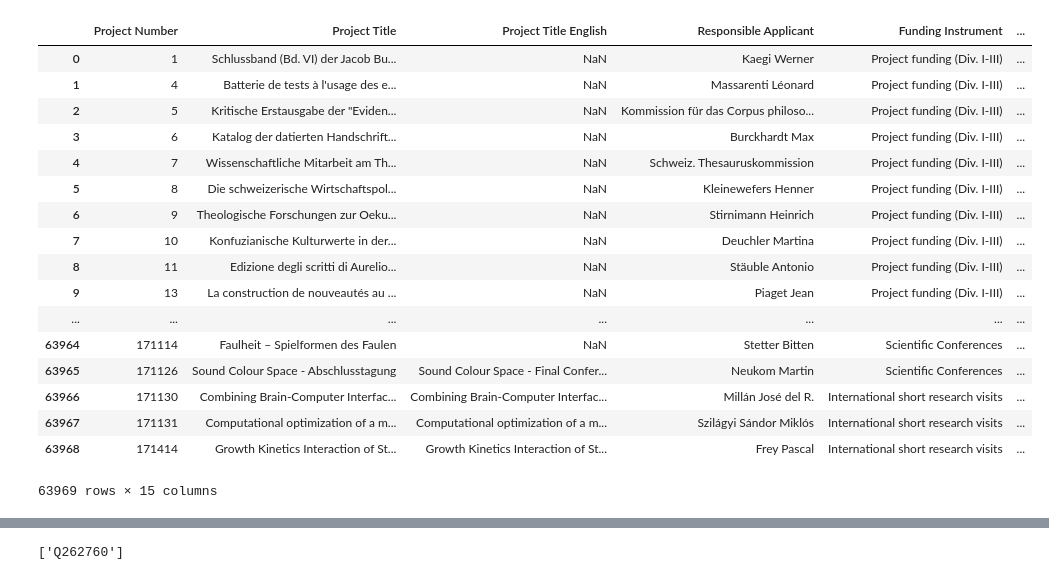
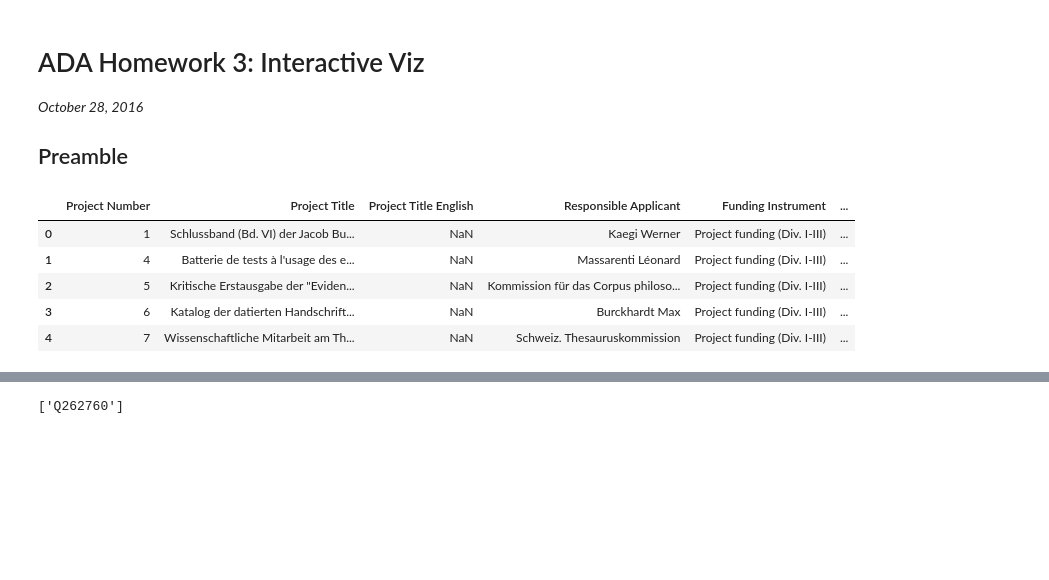
Before and after one commit to korcek-juraj/Homework, a Jupyter notebook: 03 - Interactive Viz/Interactive Viz.ipynb, the cells around one changed output, grey strips where cells are left out. Drawn from its saved outputs; the diff is of its cells as text; code cells hidden in the pictures; blank space fills up the shorter version.

```diff
--- a/03 - Interactive Viz/Interactive Viz.ipynb
+++ b/03 - Interactive Viz/Interactive Viz.ipynb
@@ -1 +1,7 @@
+# %% [markdown]
+# ADA Homework 3: Interactive Viz
+
+_October 28, 2016_
+
+## Preamble
 # %%
@@ -3,27 +10,16 @@ import folium
 import pandas as pd
 import requests
 # %%
+# Load the grant data
 grants = pd.read_csv('data/P3_GrantExport.csv', sep=';')
-grants
+grants.head()
 # %% [output]
 |  | Project Number | Project Title | Project Title English | Responsible Applicant | Funding Instrument | ... |
 | 0 | 1 | Schlussband (Bd. VI) der Jacob Bu... | NaN | Kaegi Werner | Project funding (Div. I-III) | ... |
 | 1 | 4 | Batterie de tests à l'usage des e... | NaN | Massarenti Léonard | Project funding (Div. I-III) | ... |
 | 2 | 5 | Kritische Erstausgabe der "Eviden... | NaN | Kommission für das Corpus philoso... | Project funding (Div. I-III) | ... |
 | 3 | 6 | Katalog der datierten Handschrift... | NaN | Burckhardt Max | Project funding (Div. I-III) | ... |
 | 4 | 7 | Wissenschaftliche Mitarbeit am Th... | NaN | Schweiz. Thesauruskommission | Project funding (Div. I-III) | ... |
-| 5 | 8 | Die schweizerische Wirtschaftspol... | NaN | Kleinewefers Henner | Project funding (Div. I-III) | ... |
-| 6 | 9 | Theologische Forschungen zur Oeku... | NaN | Stirnimann Heinrich | Project funding (Div. I-III) | ... |
-| 7 | 10 | Konfuzianische Kulturwerte in der... | NaN | Deuchler Martina | Project funding (Div. I-III) | ... |
-| 8 | 11 | Edizione degli scritti di Aurelio... | NaN | Stäuble Antonio | Project funding (Div. I-III) | ... |
-| 9 | 13 | La construction de nouveautés au ... | NaN | Piaget Jean | Project funding (Div. I-III) | ... |
-| ... | ... | ... | ... | ... | ... | ... |
-| 63964 | 171114 | Faulheit – Spielformen des Faulen | NaN | Stetter Bitten | Scientific Conferences | ... |
-| 63965 | 171126 | Sound Colour Space - Abschlusstagung | Sound Colour Space - Final Confer... | Neukom Martin | Scientific Conferences | ... |
-| 63966 | 171130 | Combining Brain-Computer Interfac... | Combining Brain-Computer Interfac... | Millán José del R. | International short research visits | ... |
-| 63967 | 171131 | Computational optimization of a m... | Computational optimization of a m... | Szilágyi Sándor Miklós | International short research visits | ... |
-| 63968 | 171414 | Growth Kinetics Interaction of St... | Growth Kinetics Interaction of St... | Frey Pascal | International short research visits | ... |
-63969 rows × 15 columns
 # %%
 # Drop entries not assignable to a university
 grants = grants[(grants.University != 'Nicht zuteilbar - NA')]
```
Also changed, not shown: parts of 11 cells of this notebook.
